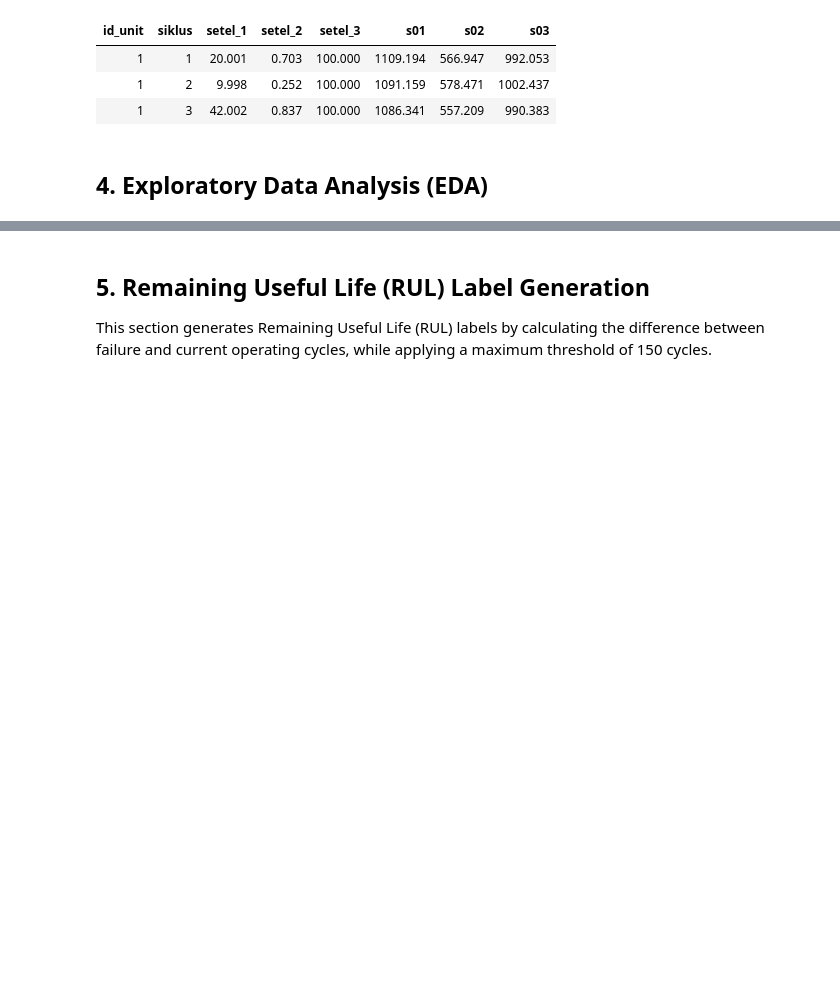
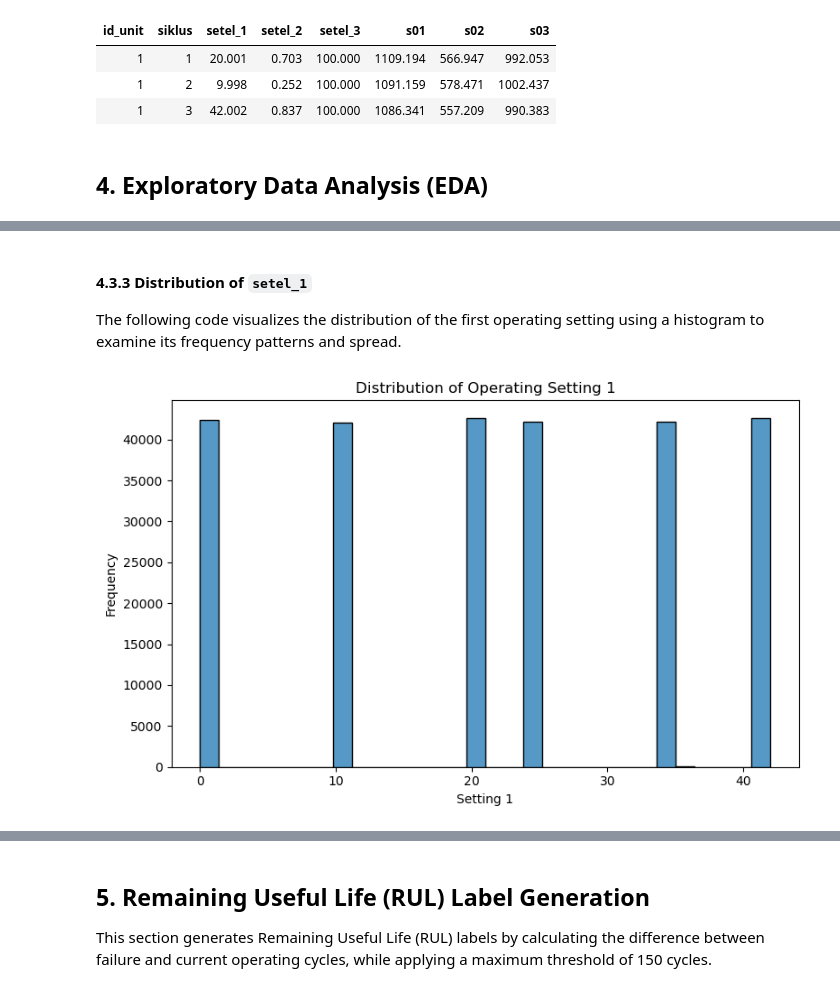
Before and after one commit to kinanpta/Deep-Learning-Midterm-Group-6, a Jupyter notebook: kode/task2_regression.ipynb, the cells around one changed output, grey strips where cells are left out. Saved outputs shown, nothing was run; the diff lists cells and outputs as text; code cells hidden in the pictures; blank space fills up the shorter version.

```diff
--- a/kode/task2_regression.ipynb
+++ b/kode/task2_regression.ipynb
@@ -724,0 +963,22 @@ SENSOR READINGS STATISTICS
+# %% [markdown]
+#### 4.3.3 Distribution of **`setel_1`**
+
+The following code visualizes the distribution of the first operating setting using a histogram to examine its frequency patterns and spread.
+# %%
+fig, ax = plt.subplots(figsize=(8, 5))
+
+sns.histplot(
+    data=train,
+    x="setel_1",
+    bins=30,
+    ax=ax
+)
+
+ax.set_title("Distribution of Operating Setting 1")
+ax.set_xlabel("Setting 1")
+ax.set_ylabel("Frequency")
+
+plt.tight_layout()
+plt.show()
+# %% [output]
+[figure, added]
```
Also changed, not shown: parts of 42 cells of this notebook.
